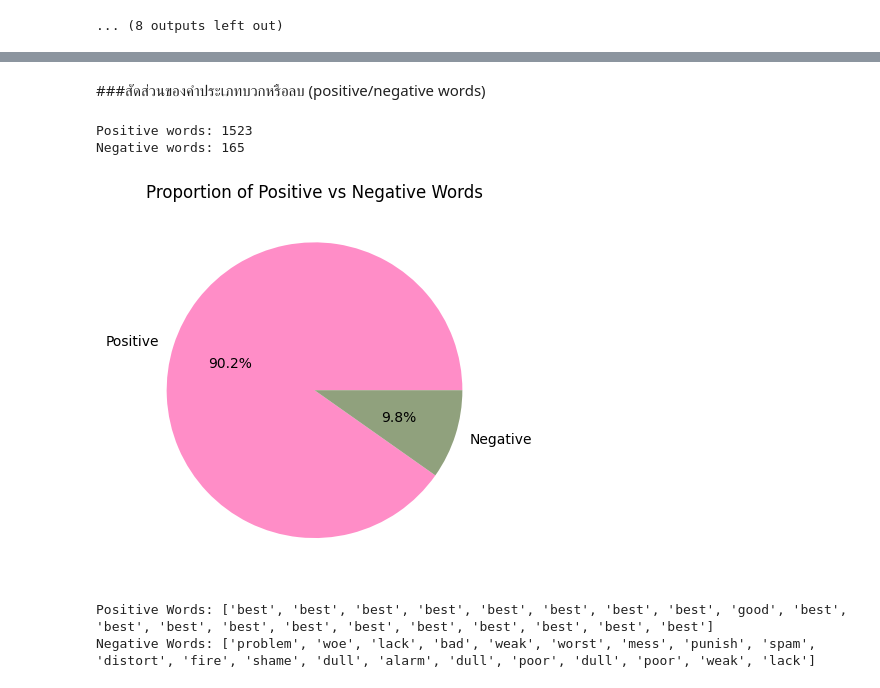
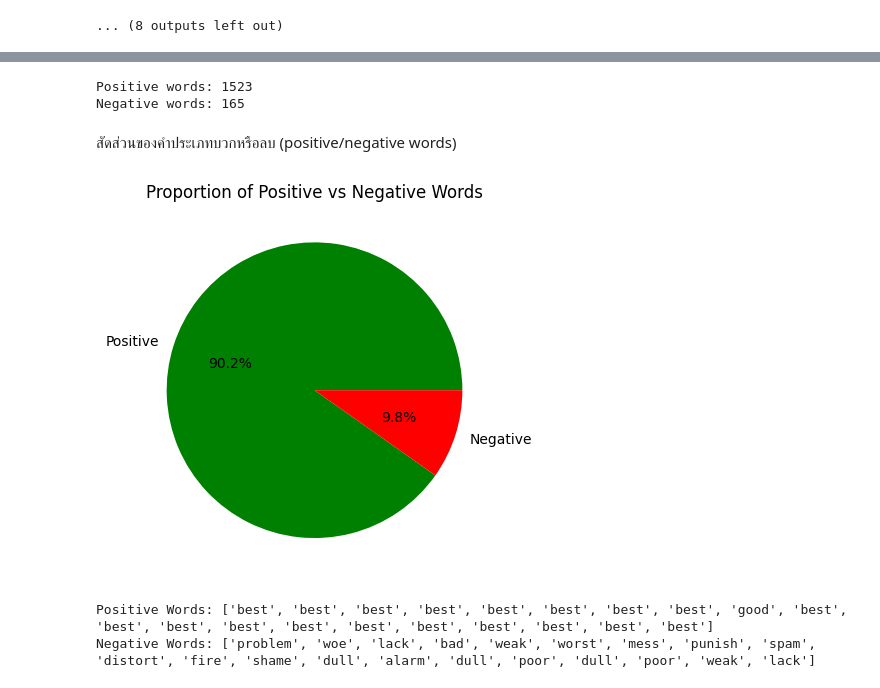
Before and after one commit to TKhahahah/Text_Analytics, a Jupyter notebook: Text_Analytics68.ipynb, the cells around one changed output, grey strips where cells are left out. Drawn from its saved outputs; the diff is of its cells as text; code cells hidden in the pictures.

```diff
--- a/Text_Analytics68.ipynb
+++ b/Text_Analytics68.ipynb
@@ -1228,27 +1326,25 @@ plt.pie([len()])
+# %%
+pos_words = []
+neg_words = []
+for w in tokens:
+    sc = sia.polarity_scores(w)['compound']
+    if sc > 0.3: pos_words.append(w)
+    elif sc < -0.3: neg_words.append(w)
+
+print("Positive words:", len(pos_words))
+print("Negative words:", len(neg_words))
+# %% [output]
+Positive words: 1523
+Negative words: 165
 # %% [markdown]
-###สัดส่วนของคำประเภทบวกหรือลบ (positive/negative words)
+สัดส่วนของคำประเภทบวกหรือลบ (positive/negative words)
-# %%
-pos_words = []
-neg_words = []
-for w in tokens:
-    sc = sia.polarity_scores(w)['compound']
-    if sc > 0.3: pos_words.append(w)
-    elif sc < -0.3: neg_words.append(w)
-
-
-
-print("Positive words:", len(pos_words))
-print("Negative words:", len(neg_words))
-# %% [output]
-Positive words: 1523
-Negative words: 165
 # %%
 plt.pie([len(pos_words), len(neg_words)], labels=['Positive','Negative'],
-        autopct='%1.1f%%', colors=['#FF8DC7','#90A17D'])
+        autopct='%1.1f%%', colors=['green','red'])
 plt.title("Proportion of Positive vs Negative Words")
 plt.show()
 # %% [output]
-[figure, old version]
+[figure, new version]
 # %%
 tokens = cleaned_text.split()
 pos_words, neg_words = [], []
```
Also changed, not shown: parts of 26 cells of this notebook.
